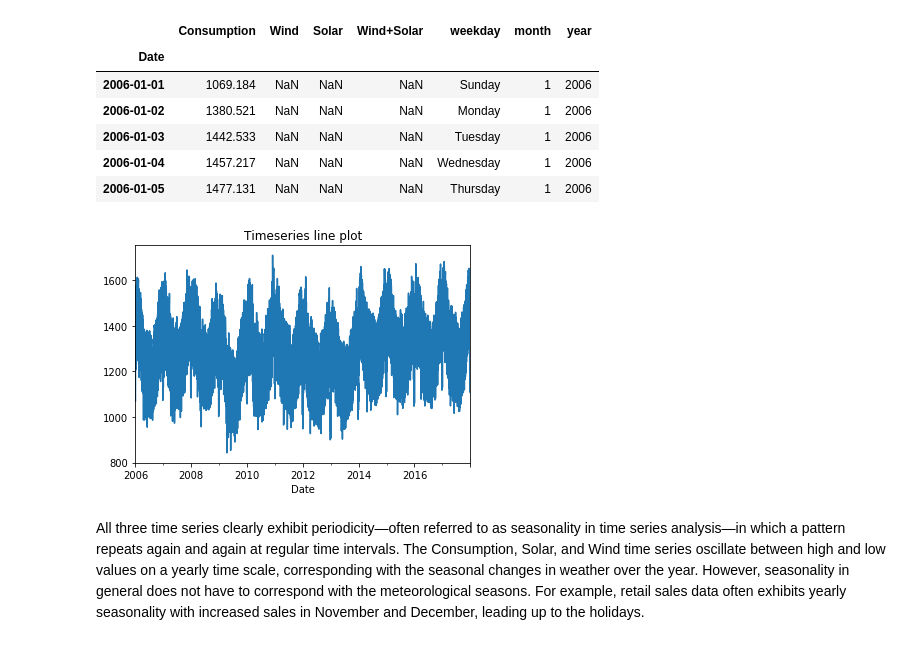
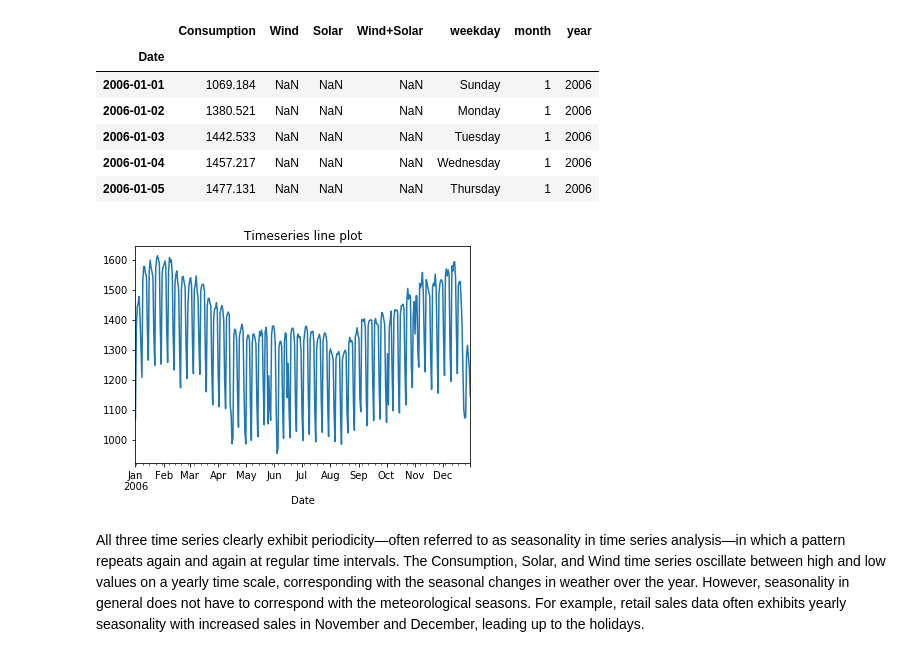
Before and after one commit to kunadawa/PyCon-Africa-19, a Jupyter notebook: visualization.ipynb, the cells around one changed output. Drawn from its saved outputs; the diff is of its cells as text; code cells hidden in the pictures.

Commit message:
chore: limiting the data shown in the time series to one year

```diff
--- a/visualization.ipynb
+++ b/visualization.ipynb
@@ -365,11 +365,11 @@ time_Series_df.head()
 | 2006-01-04 | 1457.217 | NaN | NaN | NaN | Wednesday | 1 | 2006 |
 | 2006-01-05 | 1477.131 | NaN | NaN | NaN | Thursday | 1 | 2006 |
 # %%
-time_Series_df['Consumption'].plot()
+time_Series_df['Consumption']['2006-01-01':'2006-12-31'].plot()
 plt.title("Timeseries line plot")
 plt.show()
 # %% [output]
-[figure, old version]
+[figure, new version]
 # %%
 cols_plot = ['Consumption', 'Solar', 'Wind']
 axes = time_Series_df[cols_plot].plot(marker='.', linestyle='None', figsize=(12, 8), subplots=True)
```
